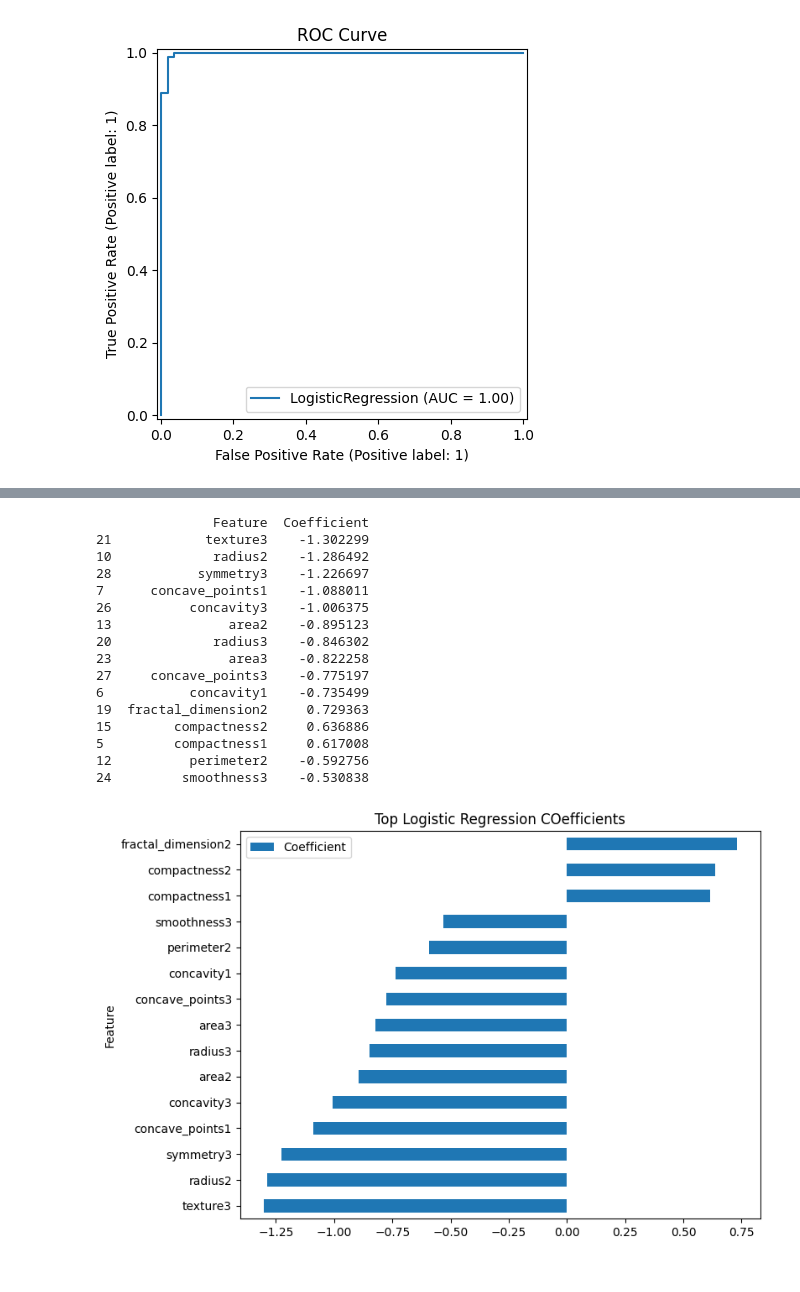
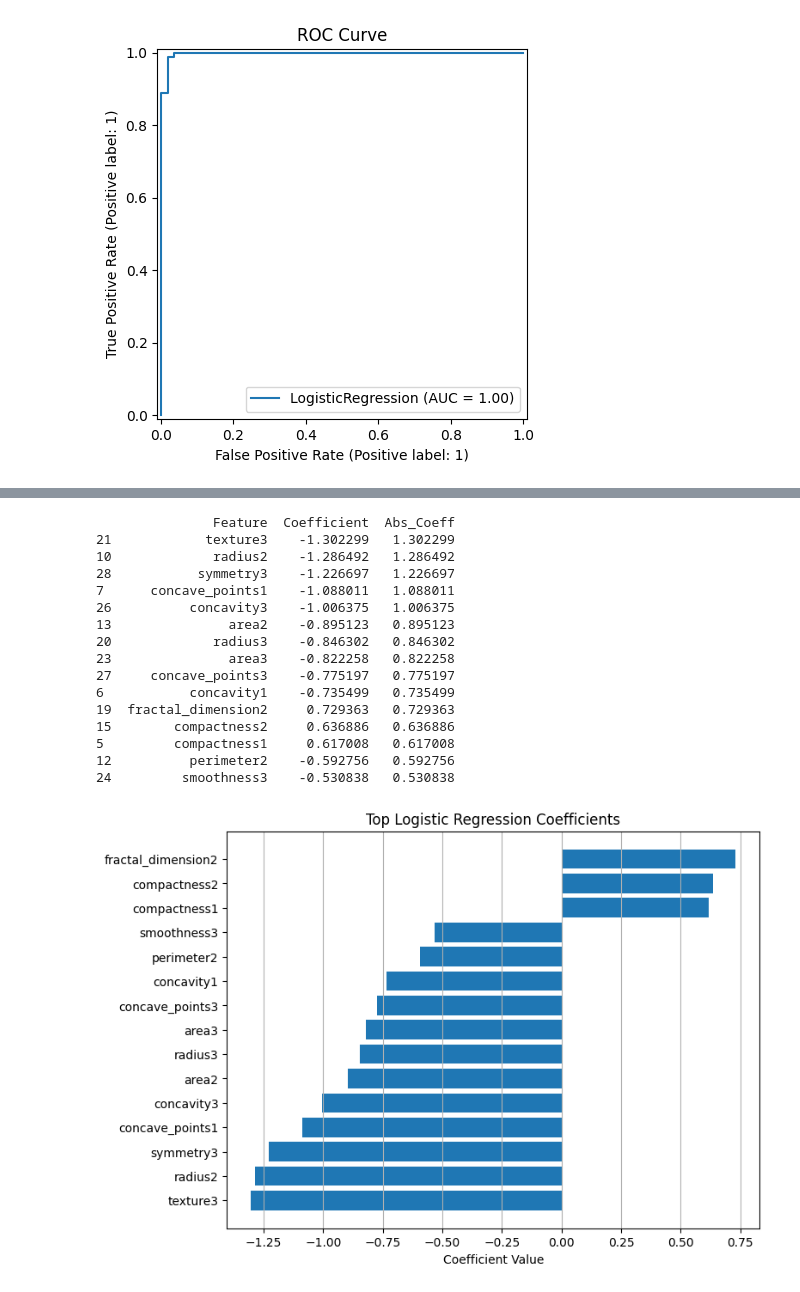
Before and after one commit to Jbaner/OMDSModC_Capstone_Project, a Jupyter notebook: OMDS_ModC_Week4_Banerjee_Jayeeta.ipynb, the cells around one changed output, grey strips where cells are left out. Saved outputs shown, nothing was run; the diff lists cells and outputs as text; code cells hidden in the pictures.

```diff
--- a/OMDS_ModC_Week4_Banerjee_Jayeeta.ipynb
+++ b/OMDS_ModC_Week4_Banerjee_Jayeeta.ipynb
@@ -105,27 +236,51 @@ plt.show()
 # %%
-#Feature Impotance
-coef_df = pd.DataFrame({"Feature": X.columns, "Coefficient": model.coef_[0]})
-coef_df = coef_df.sort_values("Coefficient", key=abs, ascending=False)
+import pandas as pd
+import matplotlib.pyplot as plt
+
+#-------------------------------------------------------
+# Feature importance (Logistic Regression coefficients)
+#-------------------------------------------------------
+
+coef_df = pd.DataFrame({
+    "Feature": X.columns,
+    "Coefficient": model.coef_[0]
+})
+
+# Sort by absolute importance
+coef_df["Abs_Coeff"] = coef_df["Coefficient"].abs()
+coef_df = coef_df.sort_values("Abs_Coeff", ascending=False)
+
 print(coef_df.head(15))
 
-coef_df.head(15).sort_values("Coefficient").plot(x="Feature", y="Coefficient", kind="barh", figsize=(8,6))
-plt.title("Top Logistic Regression COefficients")
+#-------------------------------------------------------
+# Plot Top 15 Features
+#-------------------------------------------------------
+
+top_features = coef_df.head(15).sort_values("Coefficient")
+
+plt.figure(figsize=(8,6))
+plt.barh(top_features["Feature"], top_features["Coefficient"])
+
+plt.title("Top Logistic Regression Coefficients")
+plt.xlabel("Coefficient Value")
+plt.grid(axis='x')
+
 plt.show()
 # %% [output]
-               Feature  Coefficient
-21            texture3    -1.302299
-10             radius2    -1.286492
-28           symmetry3    -1.226697
-7      concave_points1    -1.088011
-26          concavity3    -1.006375
-13               area2    -0.895123
-20             radius3    -0.846302
-23               area3    -0.822258
-27     concave_points3    -0.775197
-6           concavity1    -0.735499
-19  fractal_dimension2     0.729363
-15        compactness2     0.636886
-5         compactness1     0.617008
-12          perimeter2    -0.592756
-24         smoothness3    -0.530838
+               Feature  Coefficient  Abs_Coeff
+21            texture3    -1.302299   1.302299
+10             radius2    -1.286492   1.286492
+28           symmetry3    -1.226697   1.226697
+7      concave_points1    -1.088011   1.088011
+26          concavity3    -1.006375   1.006375
+13               area2    -0.895123   0.895123
+20             radius3    -0.846302   0.846302
+23               area3    -0.822258   0.822258
+27     concave_points3    -0.775197   0.775197
+6           concavity1    -0.735499   0.735499
+19  fractal_dimension2     0.729363   0.729363
+15        compactness2     0.636886   0.636886
+5         compactness1     0.617008   0.617008
+12          perimeter2    -0.592756   0.592756
+24         smoothness3    -0.530838   0.530838
-[figure, old version]
+[figure, new version]
```
Also changed, not shown: parts of 3 cells of this notebook.
